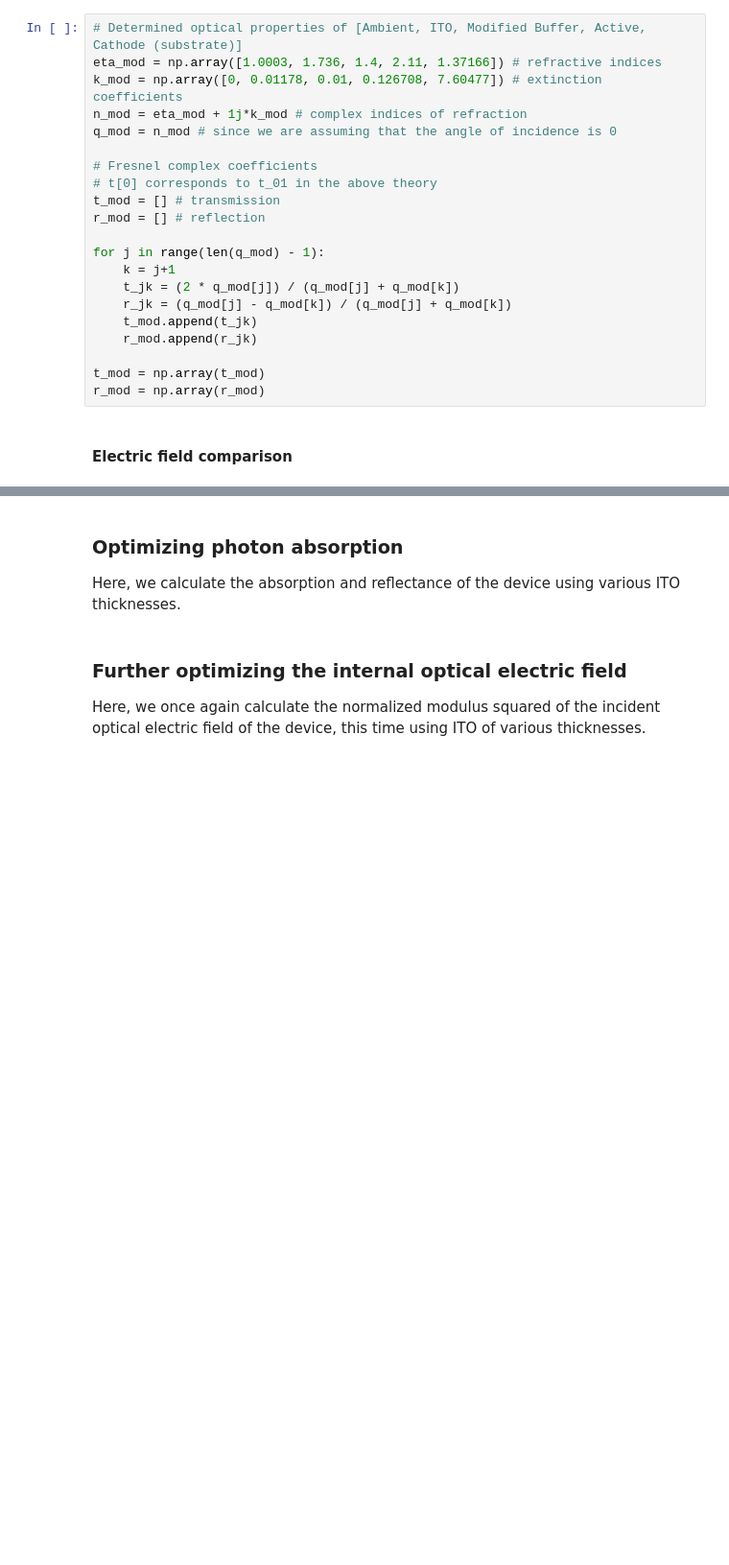
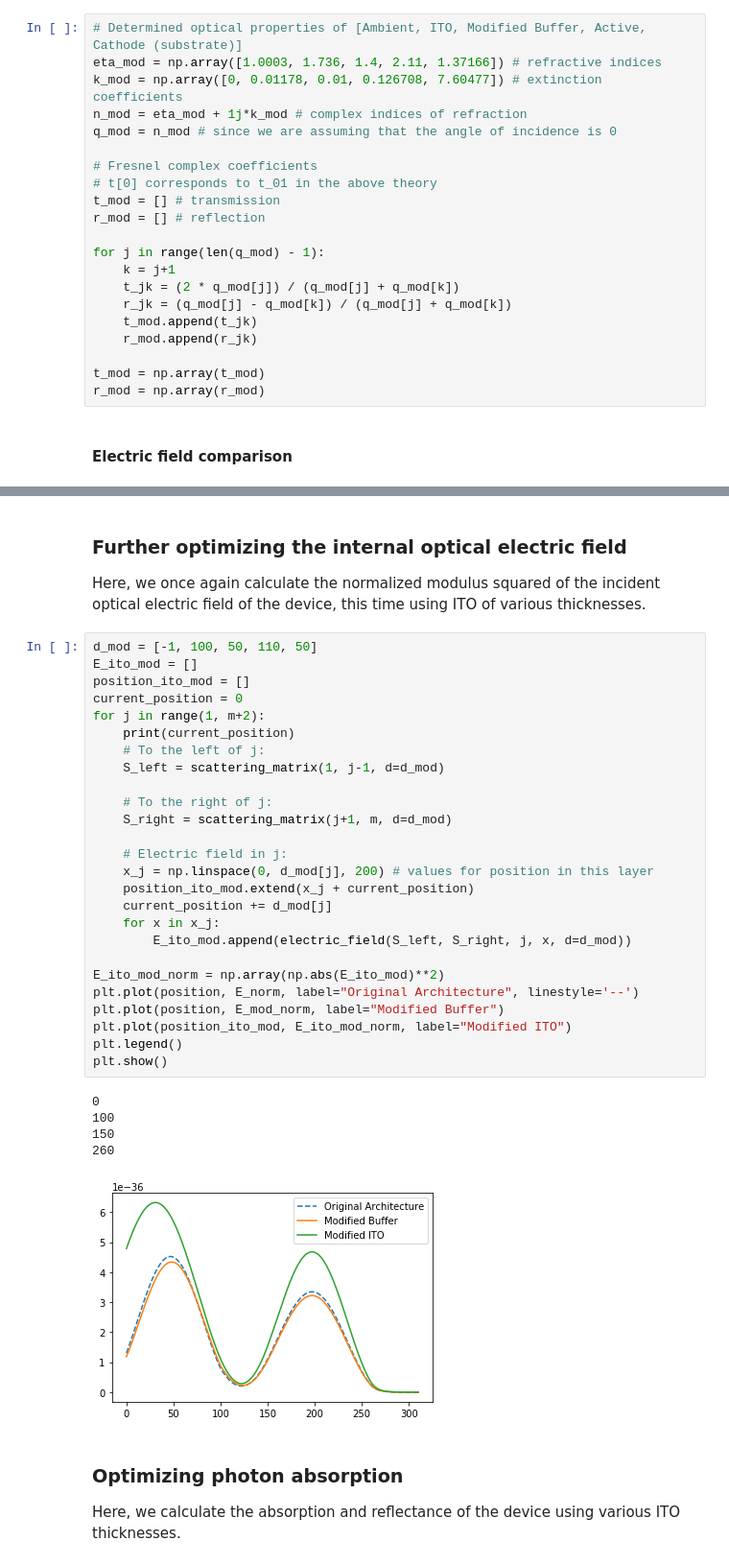
Before and after one commit to JohnPHealey/osc-optical-optimization, a Jupyter notebook: pedot_tfm_simulation.ipynb, the cells around one changed output, grey strips where cells are left out. Shown at 96% size. Saved outputs shown, nothing was run; the diff lists cells and outputs as text; blank space fills up the shorter version.

```diff
--- a/pedot_tfm_simulation.ipynb
+++ b/pedot_tfm_simulation.ipynb
@@ -255,8 +257,40 @@ plt.show()
+# %% [markdown]
+### Further optimizing the internal optical electric field
+
+Here, we once again calculate the normalized modulus squared of the incident optical electric field of the device, this time using ITO of various thicknesses.
+# %%
+d_mod = [-1, 100, 50, 110, 50]
+E_ito_mod = []
+position_ito_mod = []
+current_position = 0
+for j in range(1, m+2):
+    print(current_position)
+    # To the left of j:
+    S_left = scattering_matrix(1, j-1, d=d_mod)
+
+    # To the right of j:
+    S_right = scattering_matrix(j+1, m, d=d_mod)
+
+    # Electric field in j:
+    x_j = np.linspace(0, d_mod[j], 200) # values for position in this layer
+    position_ito_mod.extend(x_j + current_position)
+    current_position += d_mod[j]
+    for x in x_j:
+        E_ito_mod.append(electric_field(S_left, S_right, j, x, d=d_mod))
+
+E_ito_mod_norm = np.array(np.abs(E_ito_mod)**2)
+plt.plot(position, E_norm, label="Original Architecture", linestyle='--')
+plt.plot(position, E_mod_norm, label="Modified Buffer")
+plt.plot(position_ito_mod, E_ito_mod_norm, label="Modified ITO")
+plt.legend()
+plt.show()
+# %% [output]
+0
+100
+150
+260
+[figure, added]
 # %% [markdown]
 ### Optimizing photon absorption
 
 Here, we calculate the absorption and reflectance of the device using various ITO thicknesses.
-# %% [markdown]
-### Further optimizing the internal optical electric field
-
-Here, we once again calculate the normalized modulus squared of the incident optical electric field of the device, this time using ITO of various thicknesses.
```
Also changed, not shown: parts of 3 cells of this notebook.
